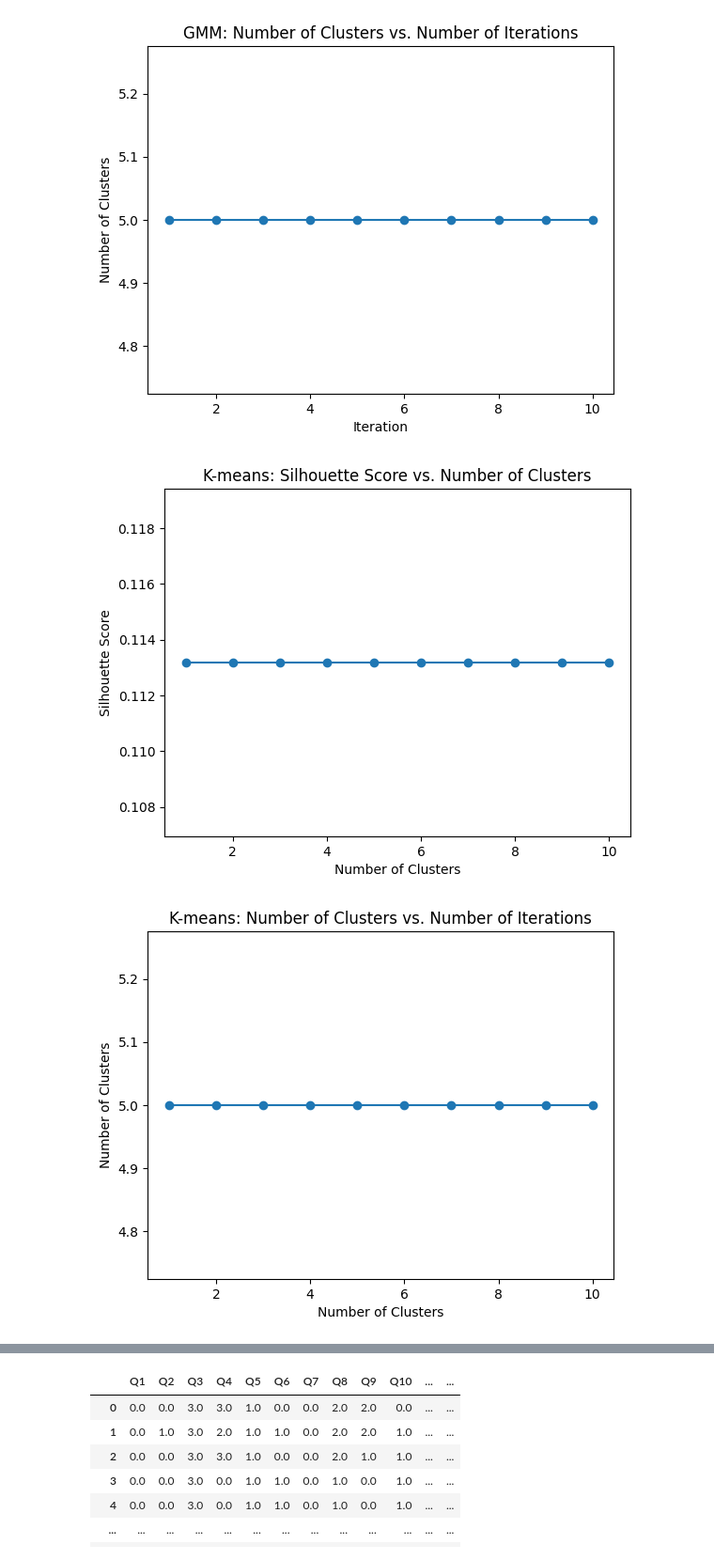
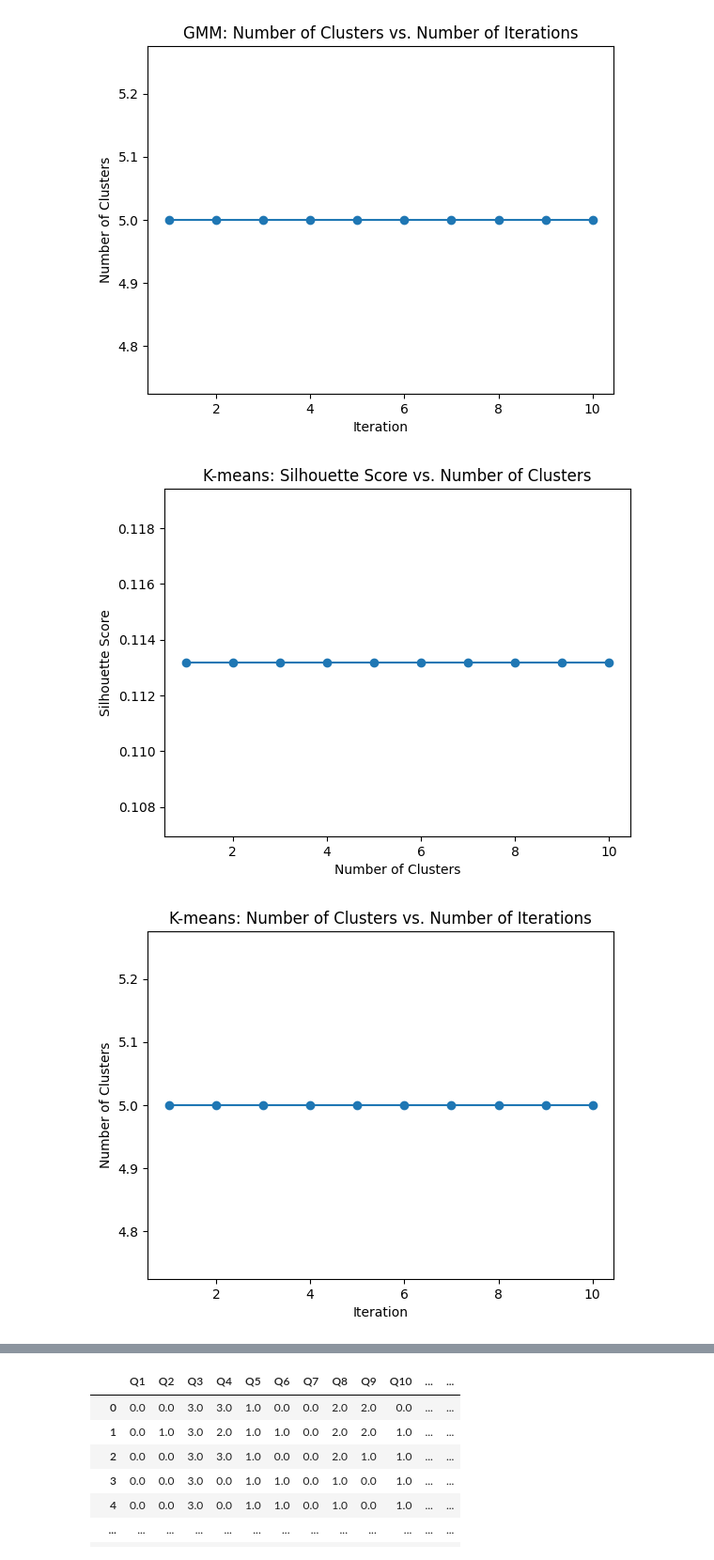
Before and after one commit to tariqrasheed172001/Prediction-of-Depression-levels., a Jupyter notebook: Clustering.ipynb, the cells around one changed output, grey strips where cells are left out. Shown at 94% size. Cells and saved outputs as stored; diff of their text form; code cells hidden in the pictures.

```diff
--- a/Clustering.ipynb
+++ b/Clustering.ipynb
@@ -243,33 +252,33 @@ def run_kmeans(X, number_iterations):
         kmeans.fit(X)
         kmeans_labels = kmeans.labels_
 
         # Evaluate clustering using silhouette score
         if len(np.unique(kmeans_labels)) > 1:
             kmeans_silhouette = silhouette_score(X, kmeans_labels)
             silhouette_scores.append(kmeans_silhouette)
             num_clusters_list.append(len(np.unique(kmeans_labels)))
 
 
     return silhouette_scores, num_clusters_list
 
 # Run K-means for a range of cluster numbers
 number_iterations = 10
 silhouette_scores_kmeans, num_clusters_list_kmeans = run_kmeans(X_scaled, number_iterations)
 
 # Plotting silhouette scores vs. number of clusters
 plt.plot(range(1, number_iterations + 1), silhouette_scores_kmeans, marker='o')
 plt.title('K-means: Silhouette Score vs. Number of Clusters')
 plt.xlabel('Number of Clusters')
 plt.ylabel('Silhouette Score')
 plt.show()
 
 # Plotting silhouette scores vs. number of clusters
 plt.plot(range(1, number_iterations + 1), num_clusters_list_kmeans, marker='o')
 plt.title('K-means: Number of Clusters vs. Number of Iterations')
-plt.xlabel('Number of Clusters')
+plt.xlabel('Iteration')
 plt.ylabel('Number of Clusters')
 plt.show()
 # %% [output]
 [figure]
-[figure, old version]
+[figure, new version]
 # %%
```
Also changed, not shown: parts of 4 cells of this notebook.
